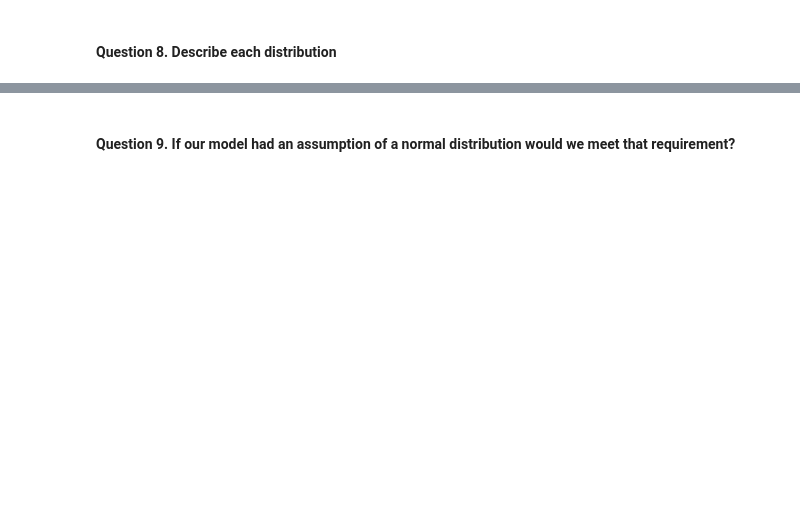
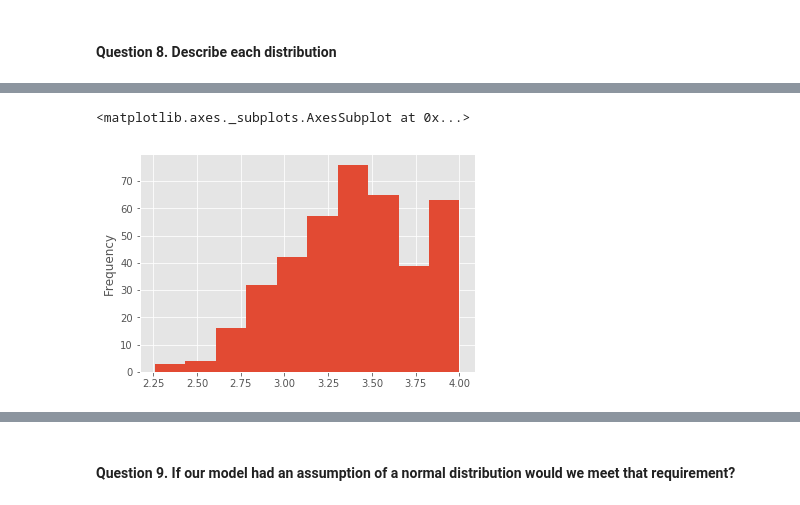
Before and after one commit to cruzinbear/DS-SF-42, a Jupyter notebook: unit-project/project-2/starter-code/project2-starter.ipynb, the cells around one changed output, grey strips where cells are left out. Saved outputs shown, nothing was run; the diff lists cells and outputs as text; code cells hidden in the pictures; blank space fills up the shorter version.

```diff
--- a/unit-project/project-2/starter-code/project2-starter.ipynb
+++ b/unit-project/project-2/starter-code/project2-starter.ipynb
@@ -108,0 +121,6 @@ Answer:
+# %%
+#GPA:
+df_new.gpa.plot(kind = 'hist')
+# %% [output]
+<matplotlib.axes._subplots.AxesSubplot at 0x...>
+[figure, added]
```
Also changed, not shown: parts of 31 cells of this notebook.
